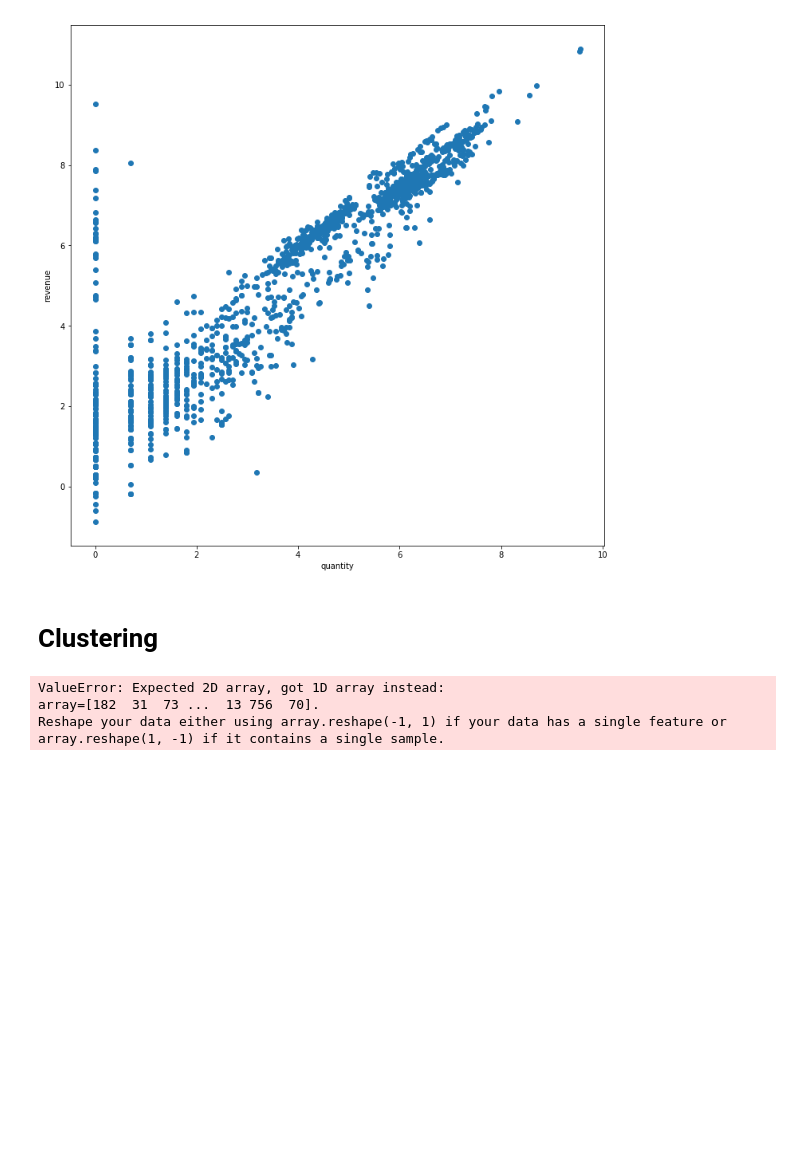
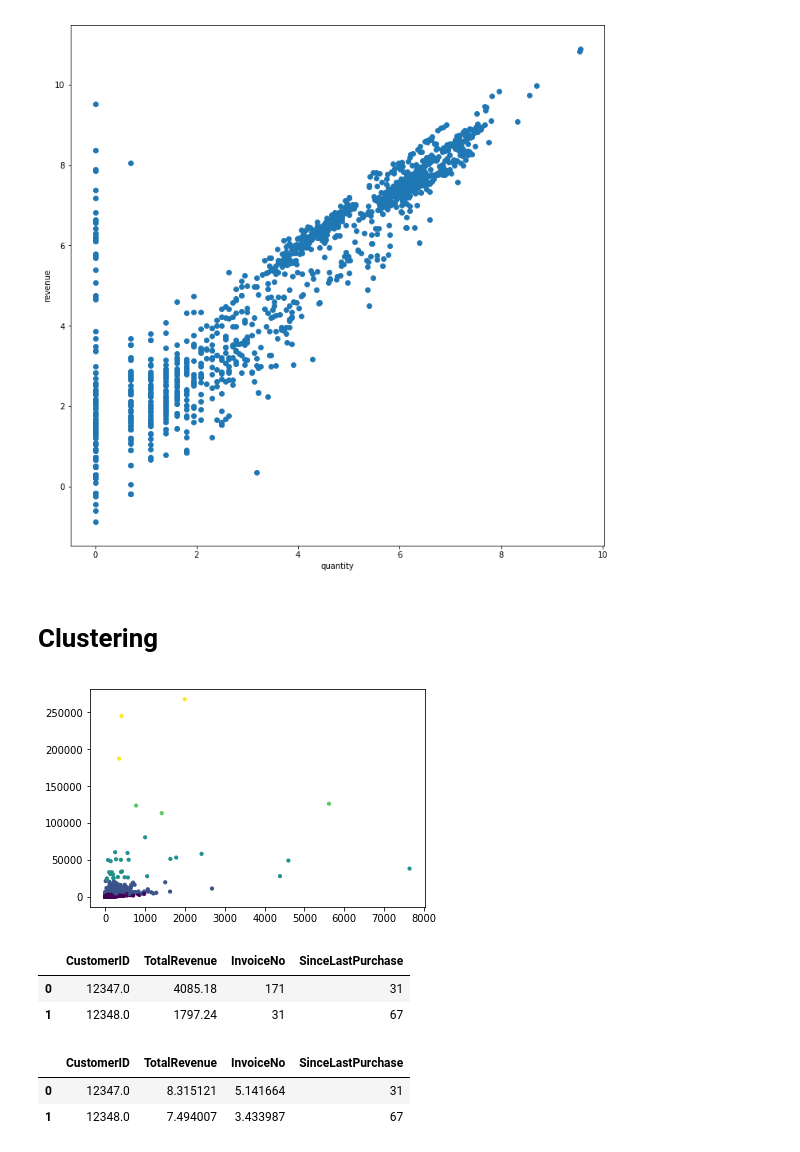
Before and after one commit to robblatt/Unsupervised-Market-Segmentation, a Jupyter notebook: Rob Discovery.ipynb, the cells around one changed output. Saved outputs shown, nothing was run; the diff lists cells and outputs as text; code cells hidden in the pictures; blank space fills up the shorter version.

Commit message:
loose clustering begins

```diff
--- a/Rob Discovery.ipynb
+++ b/Rob Discovery.ipynb
@@ -293,11 +302,18 @@ from sklearn.datasets import make_moons
 from sklearn.cluster import AgglomerativeClustering
 from sklearn.neighbors import KernelDensity
 np.random.seed(0)
+# %%
+customer_total_revenue_invoice_count_since_purchase.drop('DaysSincePurchase', inplace=True, axis = 1)
 # %%
-agg_clust = AgglomerativeClustering(n_clusters=3)
+agg_clust = AgglomerativeClustering(n_clusters=5)
 agg_clust
-assigned_clust = agg_clust.fit_predict(customer_total_revenue_invoice_count_since_purchase.InvoiceNo)
+assigned_clust = agg_clust.fit_predict(customer_total_revenue_invoice_count_since_purchase)
+plt.scatter(customer_total_revenue_invoice_count_since_purchase.InvoiceNo, customer_total_revenue_invoice_count_since_purchase.TotalRevenue, c = assigned_clust, s = 10);
 # %% [output]
-ValueError: Expected 2D array, got 1D array instead:
-array=[182  31  73 ...  13 756  70].
-Reshape your data either using array.reshape(-1, 1) if your data has a single feature or array.reshape(1, -1) if it contains a single sample.
+[figure, added]
+# %%
+customer_total_revenue_invoice_count_since_purchase.head(2)
+# %% [output]
+|  | CustomerID | TotalRevenue | InvoiceNo | SinceLastPurchase |
+| 0 | 12347.0 | 4085.18 | 171 | 31 |
+| 1 | 12348.0 | 1797.24 | 31 | 67 |
@@ -303,0 +328,6 @@ Reshape your data either using array.reshape(-1, 1) if your data has a single fe
+# %%
+log_customer_total_revenue_invoice_count_since_purchase.head(2)
+# %% [output]
+|  | CustomerID | TotalRevenue | InvoiceNo | SinceLastPurchase |
+| 0 | 12347.0 | 8.315121 | 5.141664 | 31 |
+| 1 | 12348.0 | 7.494007 | 3.433987 | 67 |
```
Also changed, not shown: parts of 25 cells of this notebook.
